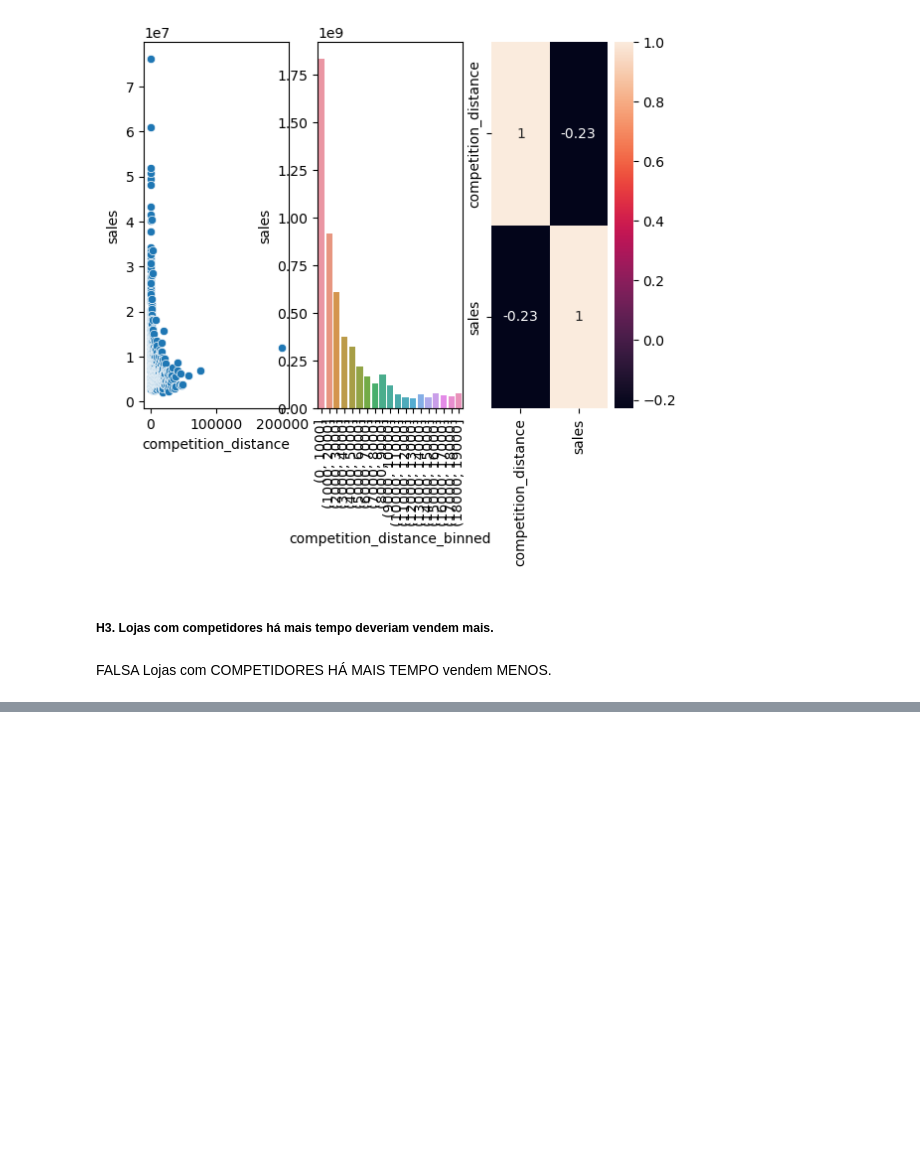
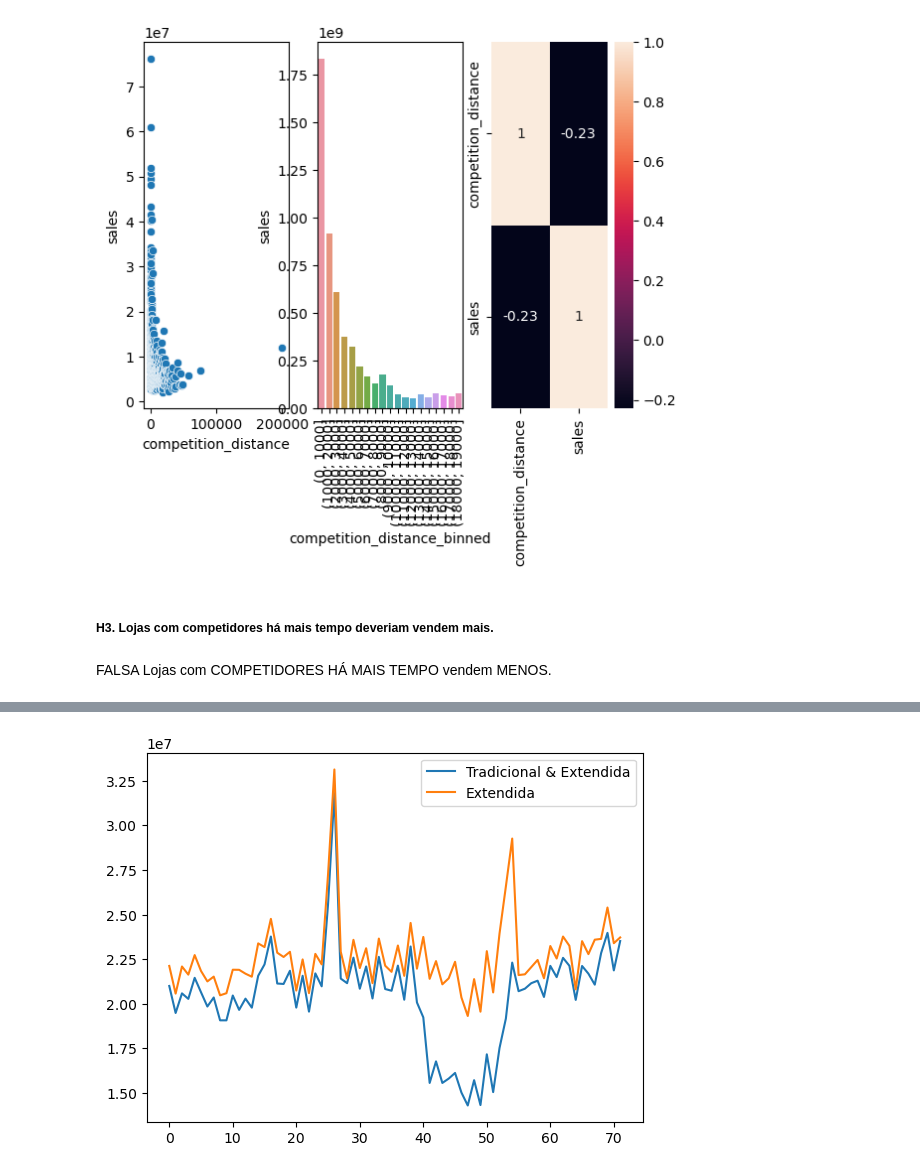
Before and after one commit to raquelEllem/rossmann_store_sales, a Jupyter notebook: rossmann_store_sales/ciclo04_store_sales_prediction.ipynb, the cells around one changed output, grey strips where cells are left out. Saved outputs shown, nothing was run; the diff lists cells and outputs as text; code cells hidden in the pictures; blank space fills up the shorter version.

```diff
--- a/rossmann_store_sales/ciclo04_store_sales_prediction.ipynb
+++ b/rossmann_store_sales/ciclo04_store_sales_prediction.ipynb
@@ -570,0 +625,14 @@ x = sns.heatmap(aux1.corr( method='pearson'), annot=True);
+# %%
+# Seleciona apenas as linhas com promoção tradicional (promo = 1) e promoção estendida (promo2 = 1)
+# Agrupa as vendas pelo número da semana do ano e soma as vendas para cada semana
+aux1 = df4[(df4['promo'] == 1) & (df4['promo2'] == 1)][['year_week', 'sales']].groupby('year_week').sum().reset_index()
+ax = aux1.plot()
+
+# Seleciona apenas as linhas com promoção tradicional (promo = 1) e sem promoção estendida (promo2 = 0)
+# Agrupa as vendas pelo número da semana do ano e soma as vendas para cada semana
+aux2 = df4[(df4['promo'] == 1) & (df4['promo2'] == 0)][['year_week', 'sales']].groupby('year_week').sum().reset_index()
+aux2.plot(ax=ax)
+
+ax.legend(labels=['Tradicional & Extendida', 'Extendida']);
+# %% [output]
+[figure, added]
```
Also changed, not shown: parts of 6 cells of this notebook.
